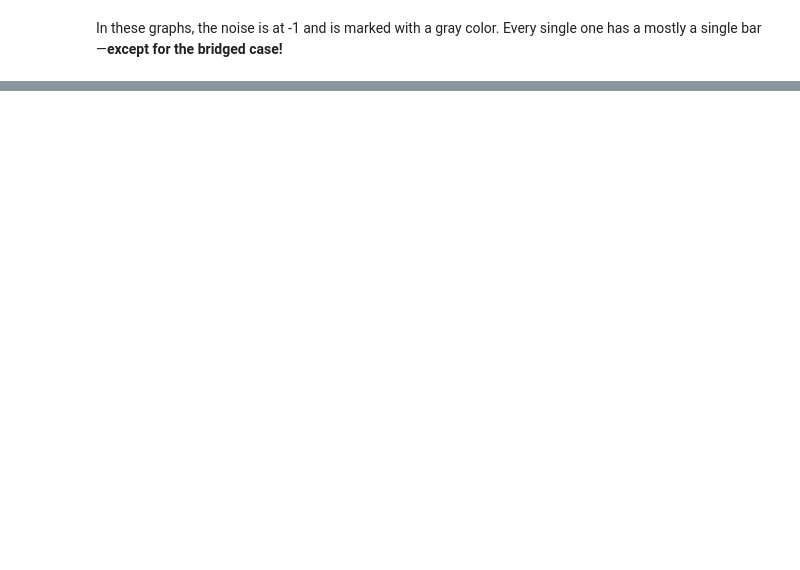
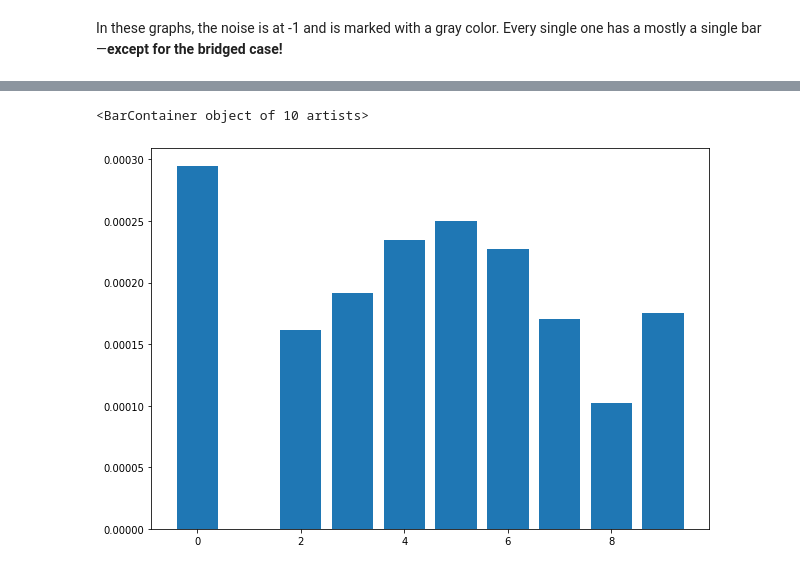
Before and after one commit to pkage/class_introspection, a Jupyter notebook: initial-explorations/Alt Postprocessing.ipynb, the cells around one changed output, grey strips where cells are left out. Cells and saved outputs as stored; diff of their text form; code cells hidden in the pictures; blank space fills up the shorter version.

```diff
--- a/initial-explorations/Alt Postprocessing.ipynb
+++ b/initial-explorations/Alt Postprocessing.ipynb
@@ -232,0 +236,7 @@ In these graphs, the noise is at -1 and is marked with a gray color. Every singl
+# %%
+x_axis = np.array([i for i in range(10)])
+y_axis = np.zeros(10)
+for i in np.unique(y_tst_hw_filtered):
+    var = np.var(get_transformed_instances(i))
+    print(f'label {i} variance: {var}')
+    y_axis[int(i)] = var
@@ -232,0 +253,6 @@ In these graphs, the noise is at -1 and is marked with a gray color. Every singl
+# %%
+plt.rcParams['figure.figsize'] = [10, 7]
+plt.bar(x_axis, y_axis)
+# %% [output]
+<BarContainer object of 10 artists>
+[figure, added]
```
Also changed, not shown: parts of 10 cells of this notebook.
